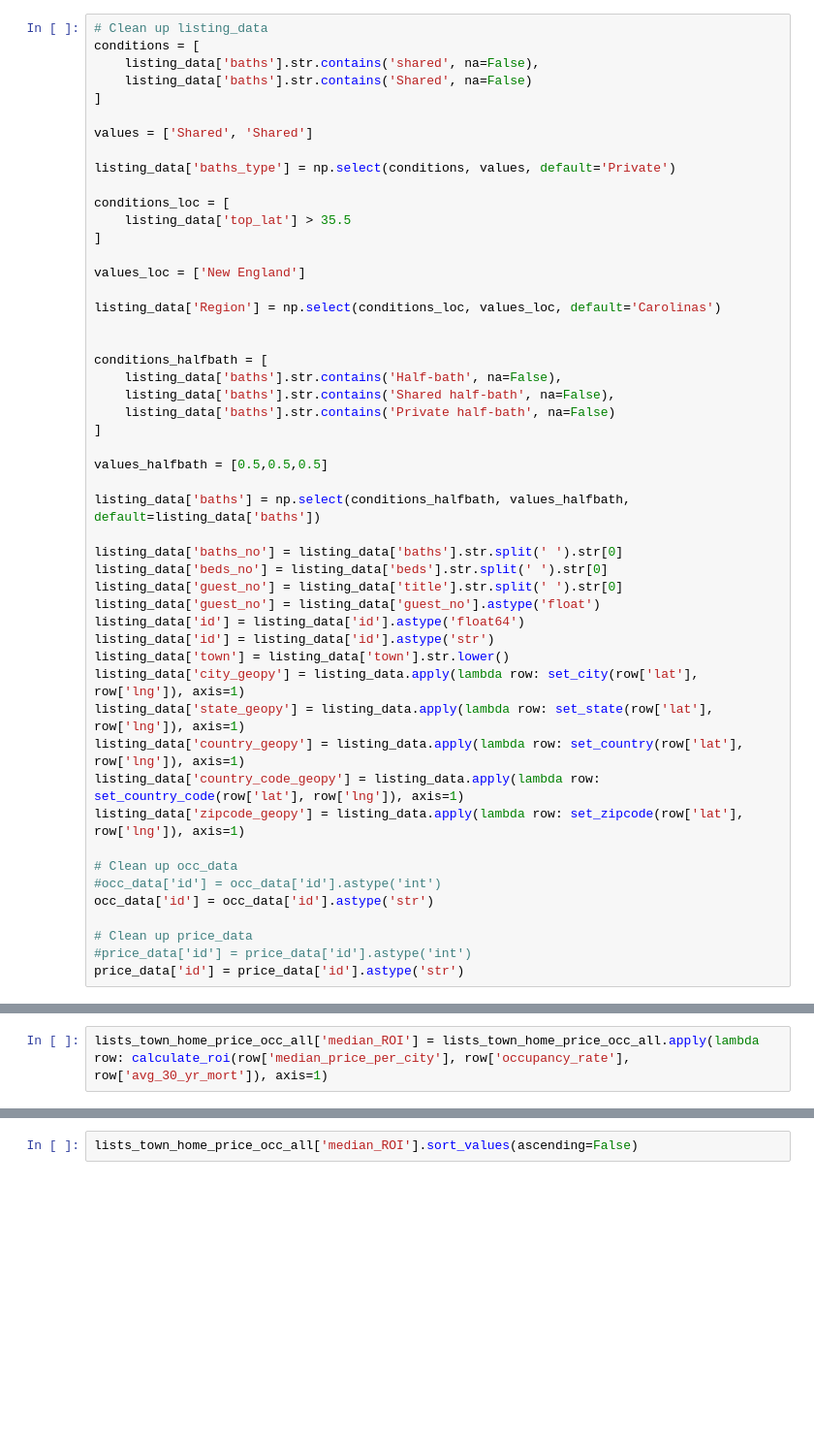
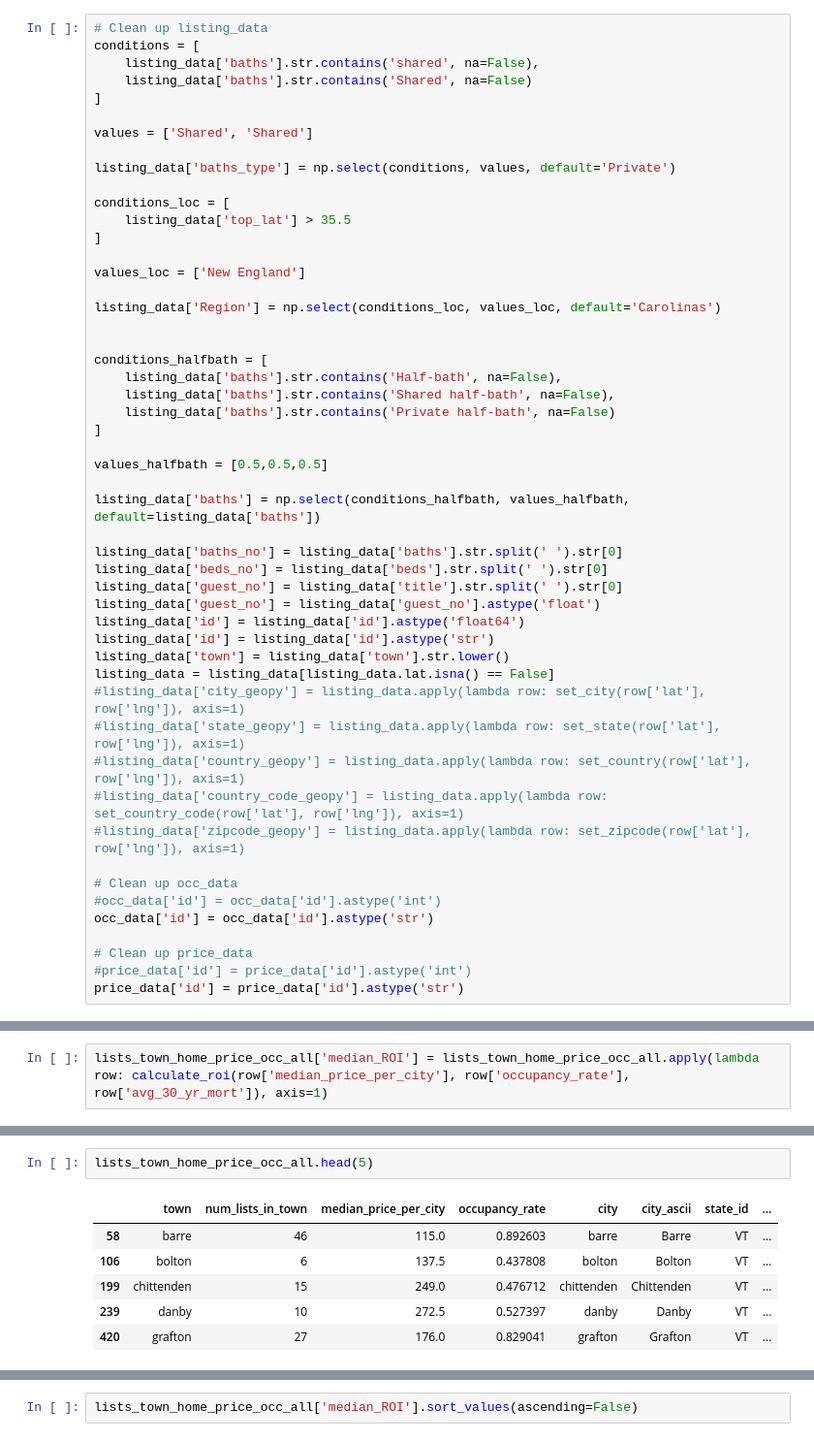
Before and after one commit to mattgilgo/airbnb_reports, a Jupyter notebook: airbnb_eda.ipynb, the cells around one changed output, grey strips where cells are left out. Shown at 97% size. Cells and saved outputs as stored; diff of their text form; blank space fills up the shorter version.

```diff
--- a/airbnb_eda.ipynb
+++ b/airbnb_eda.ipynb
@@ -240,11 +274,12 @@ listing_data['guest_no'] = listing_data['guest_no'].astype('float')
 listing_data['id'] = listing_data['id'].astype('float64')
 listing_data['id'] = listing_data['id'].astype('str')
 listing_data['town'] = listing_data['town'].str.lower()
-listing_data['city_geopy'] = listing_data.apply(lambda row: set_city(row['lat'], row['lng']), axis=1)
-listing_data['state_geopy'] = listing_data.apply(lambda row: set_state(row['lat'], row['lng']), axis=1)
-listing_data['country_geopy'] = listing_data.apply(lambda row: set_country(row['lat'], row['lng']), axis=1)
-listing_data['country_code_geopy'] = listing_data.apply(lambda row: set_country_code(row['lat'], row['lng']), axis=1)
-listing_data['zipcode_geopy'] = listing_data.apply(lambda row: set_zipcode(row['lat'], row['lng']), axis=1)
+listing_data = listing_data[listing_data.lat.isna() == False]
+#listing_data['city_geopy'] = listing_data.apply(lambda row: set_city(row['lat'], row['lng']), axis=1)
+#listing_data['state_geopy'] = listing_data.apply(lambda row: set_state(row['lat'], row['lng']), axis=1)
+#listing_data['country_geopy'] = listing_data.apply(lambda row: set_country(row['lat'], row['lng']), axis=1)
+#listing_data['country_code_geopy'] = listing_data.apply(lambda row: set_country_code(row['lat'], row['lng']), axis=1)
+#listing_data['zipcode_geopy'] = listing_data.apply(lambda row: set_zipcode(row['lat'], row['lng']), axis=1)
 
 # Clean up occ_data
 #occ_data['id'] = occ_data['id'].astype('int')
@@ -575,0 +605,9 @@ Name: lat, Length: 141, dtype: float64
+# %%
+lists_town_home_price_occ_all.head(5)
+# %% [output]
+|  | town | num_lists_in_town | median_price_per_city | occupancy_rate | city | city_ascii | state_id | ... |
+| 58 | barre | 46 | 115.0 | 0.892603 | barre | Barre | VT | ... |
+| 106 | bolton | 6 | 137.5 | 0.437808 | bolton | Bolton | VT | ... |
+| 199 | chittenden | 15 | 249.0 | 0.476712 | chittenden | Chittenden | VT | ... |
+| 239 | danby | 10 | 272.5 | 0.527397 | danby | Danby | VT | ... |
+| 420 | grafton | 27 | 176.0 | 0.829041 | grafton | Grafton | VT | ... |
```
Also changed, not shown: parts of 14 cells of this notebook, 3 other files.
